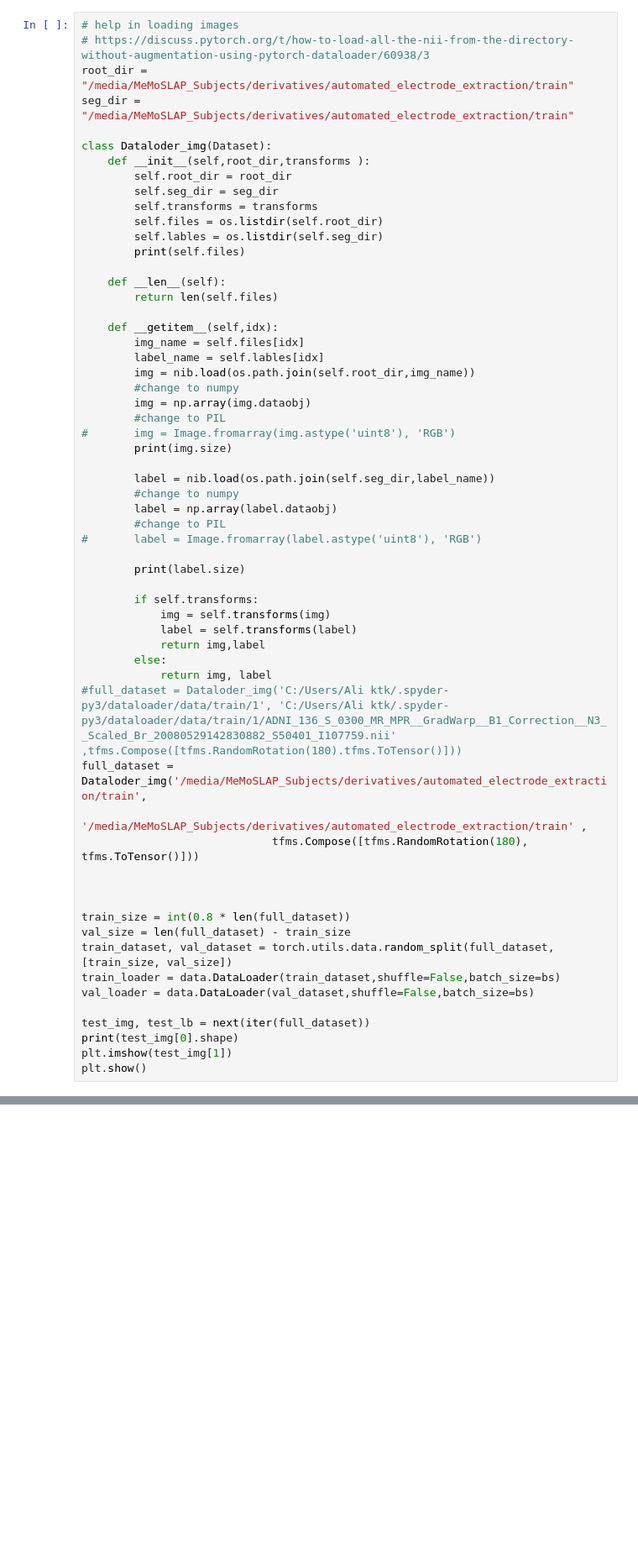
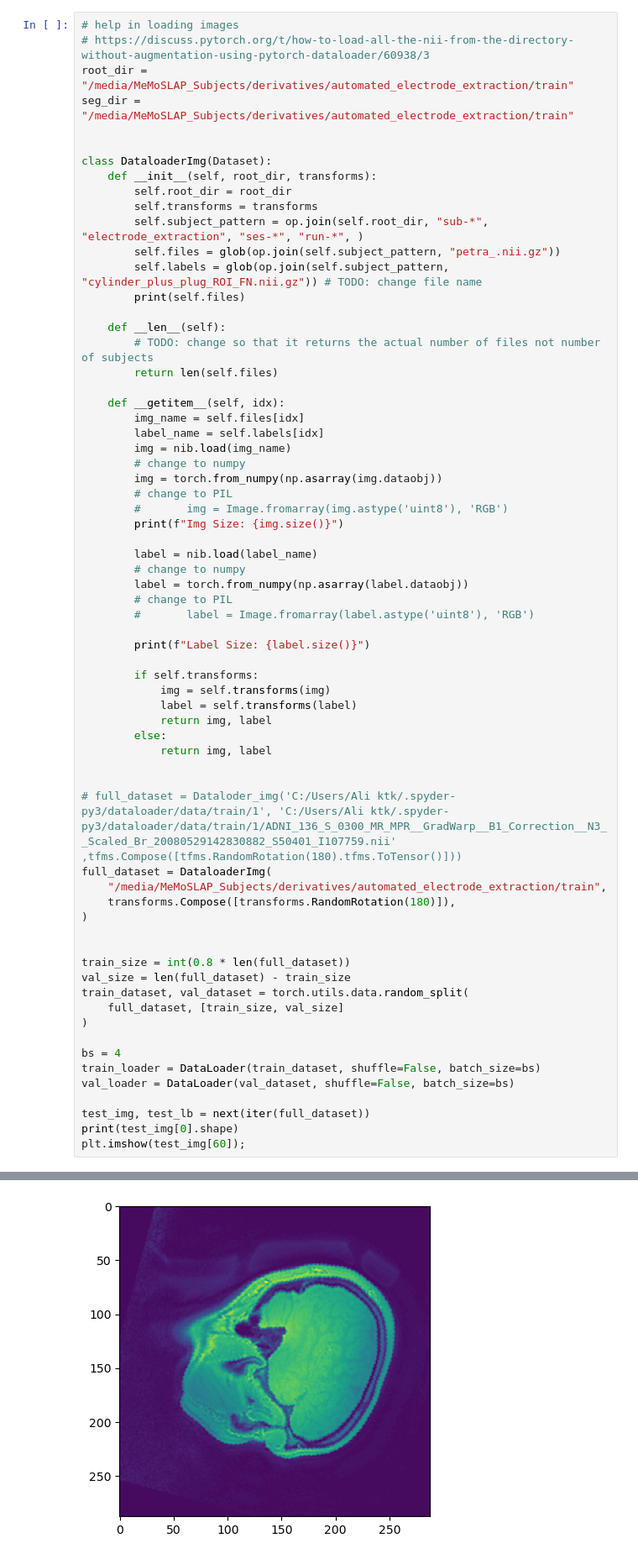
Before and after one commit to LawsOfForm/Automated_Electrode_Coordinate_Extraction, a Jupyter notebook: network/Network.ipynb, the cells around one changed output, grey strips where cells are left out. Shown at 84% size. Drawn from its saved outputs; the diff is of its cells as text; blank space fills up the shorter version.

Commit message:
constructed dataset

```diff
--- a/network/Network.ipynb
+++ b/network/Network.ipynb
@@ -44,56 +46,64 @@ torch.version.cuda
 root_dir = "/media/MeMoSLAP_Subjects/derivatives/automated_electrode_extraction/train"
 seg_dir = "/media/MeMoSLAP_Subjects/derivatives/automated_electrode_extraction/train"
 
-class Dataloder_img(Dataset):
-    def __init__(self,root_dir,transforms ):
+
+class DataloaderImg(Dataset):
+    def __init__(self, root_dir, transforms):
         self.root_dir = root_dir
-        self.seg_dir = seg_dir
         self.transforms = transforms
-        self.files = os.listdir(self.root_dir)
-        self.lables = os.listdir(self.seg_dir)
+        self.subject_pattern = op.join(self.root_dir, "sub-*", "electrode_extraction", "ses-*", "run-*", )
+        self.files = glob(op.join(self.subject_pattern, "petra_.nii.gz"))
+        self.labels = glob(op.join(self.subject_pattern, "cylinder_plus_plug_ROI_FN.nii.gz")) # TODO: change file name
         print(self.files)
 
     def __len__(self):
+        # TODO: change so that it returns the actual number of files not number of subjects
         return len(self.files)
 
-    def __getitem__(self,idx):
+    def __getitem__(self, idx):
         img_name = self.files[idx]
-        label_name = self.lables[idx]
-        img = nib.load(os.path.join(self.root_dir,img_name))
-        #change to numpy
-        img = np.array(img.dataobj)
-        #change to PIL
-#       img = Image.fromarray(img.astype('uint8'), 'RGB')
-        print(img.size)
+        label_name = self.labels[idx]
+        img = nib.load(img_name)
+        # change to numpy
+        img = torch.from_numpy(np.asarray(img.dataobj))
+        # change to PIL
+        #       img = Image.fromarray(img.astype('uint8'), 'RGB')
+        print(f"Img Size: {img.size()}")
 
-        label = nib.load(os.path.join(self.seg_dir,label_name))
-        #change to numpy
-        label = np.array(label.dataobj)
-        #change to PIL
-#       label = Image.fromarray(label.astype('uint8'), 'RGB')
+        label = nib.load(label_name)
+        # change to numpy
+        label = torch.from_numpy(np.asarray(label.dataobj))
+        # change to PIL
+        #       label = Image.fromarray(label.astype('uint8'), 'RGB')
 
-        print(label.size)
+        print(f"Label Size: {label.size()}")
 
         if self.transforms:
             img = self.transforms(img)
             label = self.transforms(label)
-            return img,label
+            return img, label
         else:
             return img, label
-#full_dataset = Dataloder_img('C:/Users/Ali ktk/.spyder-py3/dataloader/data/train/1', 'C:/Users/Ali ktk/.spyder-py3/dataloader/data/train/1/ADNI_136_S_0300_MR_MPR__GradWarp__B1_Correction__N3__Scaled_Br_20080529142830882_S50401_I107759.nii' ,tfms.Compose([tfms.RandomRotation(180).tfms.ToTensor()]))
-full_dataset = Dataloder_img('/media/MeMoSLAP_Subjects/derivatives/automated_electrode_extraction/train',
-                             '/media/MeMoSLAP_Subjects/derivatives/automated_electrode_extraction/train' ,
-                             tfms.Compose([tfms.RandomRotation(180), tfms.ToTensor()]))
 
+
+# full_dataset = Dataloder_img('C:/Users/Ali ktk/.spyder-py3/dataloader/data/train/1', 'C:/Users/Ali ktk/.spyder-py3/dataloader/data/train/1/ADNI_136_S_0300_MR_MPR__GradWarp__B1_Correction__N3__Scaled_Br_20080529142830882_S50401_I107759.nii' ,tfms.Compose([tfms.RandomRotation(180).tfms.ToTensor()]))
+full_dataset = DataloaderImg(
+    "/media/MeMoSLAP_Subjects/derivatives/automated_electrode_extraction/train",
+    transforms.Compose([transforms.RandomRotation(180)]),
+)
 
 
 train_size = int(0.8 * len(full_dataset))
 val_size = len(full_dataset) - train_size
-train_dataset, val_dataset = torch.utils.data.random_split(full_dataset, [train_size, val_size])
-train_loader = data.DataLoader(train_dataset,shuffle=False,batch_size=bs)
-val_loader = data.DataLoader(val_dataset,shuffle=False,batch_size=bs)
+train_dataset, val_dataset = torch.utils.data.random_split(
+    full_dataset, [train_size, val_size]
+)
+
+bs = 4
+train_loader = DataLoader(train_dataset, shuffle=False, batch_size=bs)
+val_loader = DataLoader(val_dataset, shuffle=False, batch_size=bs)
 
 test_img, test_lb = next(iter(full_dataset))
 print(test_img[0].shape)
-plt.imshow(test_img[1])
-plt.show()
+plt.imshow(test_img[60]);
+# %% [output]
@@ -99,0 +114 @@ plt.show()
+[figure, added]
```
Also changed, not shown: parts of 7 cells of this notebook.
